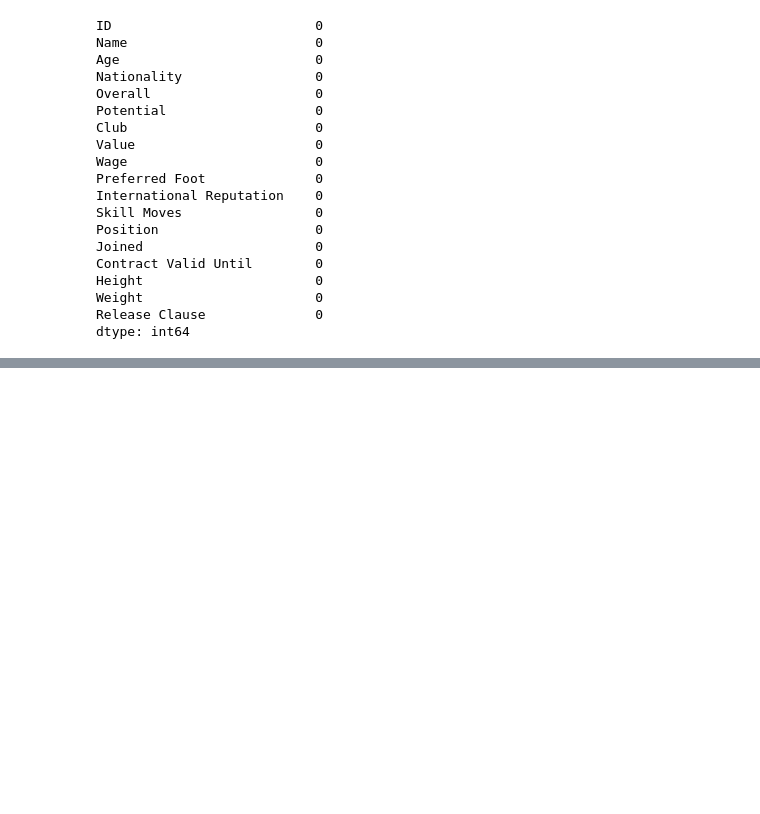
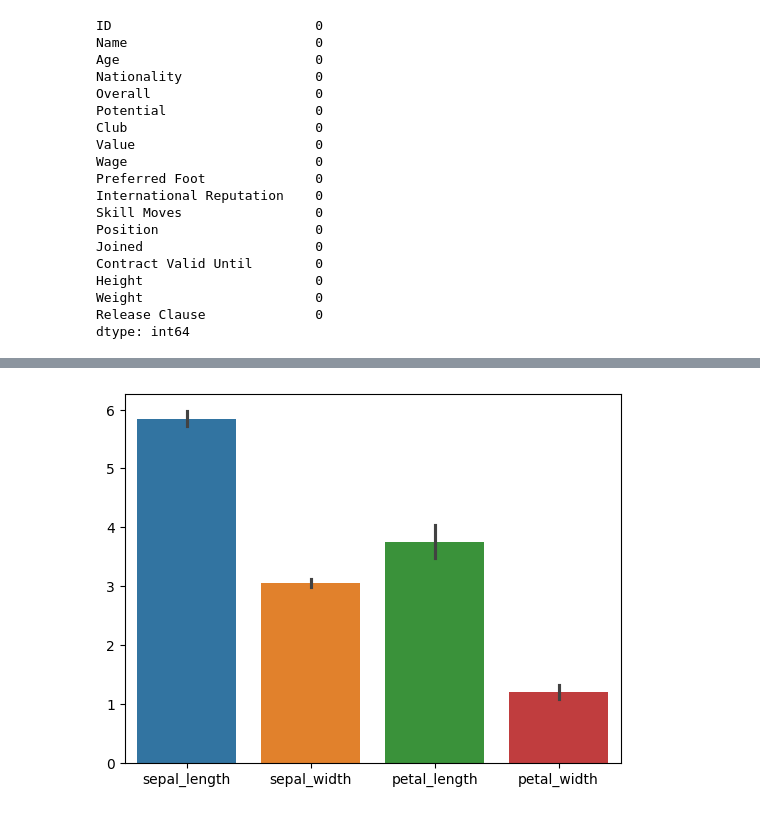
Before and after one commit to Hridayansh018/EDA-Tutorial, a Jupyter notebook: EDA_basic.ipynb, the cells around one changed output, grey strips where cells are left out. Saved outputs shown, nothing was run; the diff lists cells and outputs as text; code cells hidden in the pictures; blank space fills up the shorter version.

```diff
--- a/EDA_basic.ipynb
+++ b/EDA_basic.ipynb
@@ -371,0 +395,5 @@ dtype: int64
+# %%
+sns.barplot(data=df2)
+plt.show()
+# %% [output]
+[figure, added]
```
Also changed, not shown: parts of 9 cells of this notebook.
